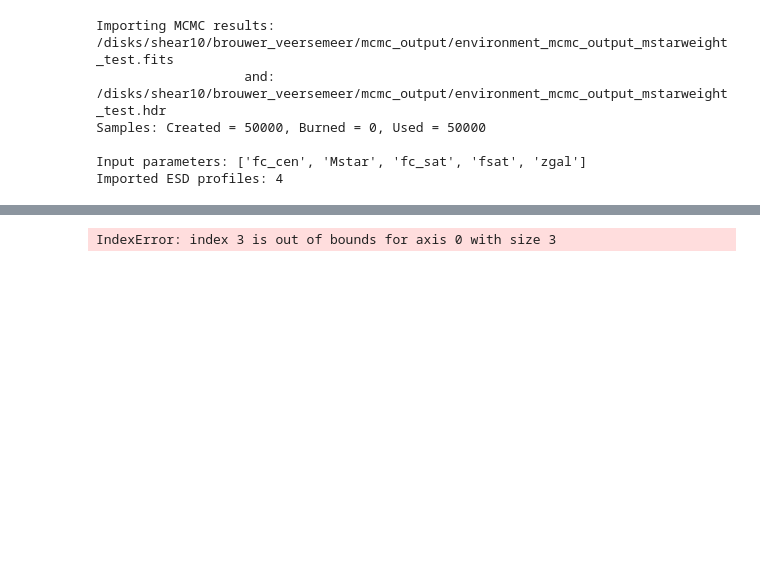
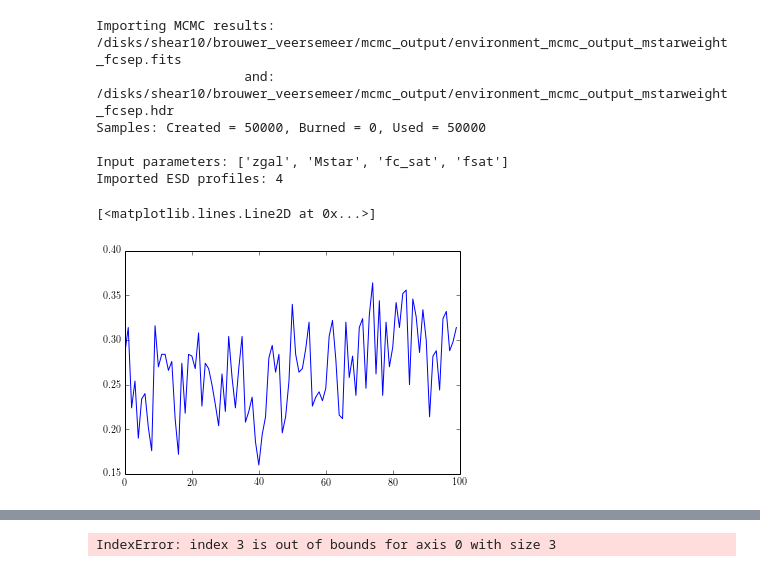
Before and after one commit to samtaziaux/KiDS-Sam_master, a Jupyter notebook: brouwer/environment_project/plot_mcmc.ipynb, the cells around one changed output, grey strips where cells are left out. Drawn from its saved outputs; the diff is of its cells as text; code cells hidden in the pictures; blank space fills up the shorter version.

```diff
--- a/brouwer/environment_project/plot_mcmc.ipynb
+++ b/brouwer/environment_project/plot_mcmc.ipynb
@@ -44,22 +44,26 @@ burn = 0
 # %%
 # Import MCMC results
 mcmc, end, mcmcname, headername, mcmcmask = envutils.import_mcmc(filename, burn)
 print 'Samples: Created = %i, Burned = %i, Used = %i'%(end, burn, len(mcmc['Mcen1']))
 print
 
 # Import ESD profiles
-esdfiles, covfile, inputparams = envutils.read_header(headername)
+esdfiles, covfile, inputparams, acfrac = envutils.read_header(headername)
 print 'Input parameters:', inputparams.keys()
 
 # Importing the fitted ESD profiles
 data_x, data_y, error_h, error_l = envutils.read_esdfiles(esdfiles)
+
+plt.plot(acfrac)
 # %% [output]
-Importing MCMC results: /disks/shear10/brouwer_veersemeer/mcmc_output/environment_mcmc_output_mstarweight_test.fits
-                   and: /disks/shear10/brouwer_veersemeer/mcmc_output/environment_mcmc_output_mstarweight_test.hdr
+Importing MCMC results: /disks/shear10/brouwer_veersemeer/mcmc_output/environment_mcmc_output_mstarweight_fcsep.fits
+                   and: /disks/shear10/brouwer_veersemeer/mcmc_output/environment_mcmc_output_mstarweight_fcsep.hdr
 Samples: Created = 50000, Burned = 0, Used = 50000
 
-Input parameters: ['fc_cen', 'Mstar', 'fc_sat', 'fsat', 'zgal']
+Input parameters: ['zgal', 'Mstar', 'fc_sat', 'fsat']
 Imported ESD profiles: 4
+[<matplotlib.lines.Line2D at 0x...>]
+[figure, added]
 # %%
 # Taking the median result of all samples after the burn-in phase
 def calc_esds_masses(inputparams, mcmc, esdnames, massnames, envnames):
```
Also changed, not shown: parts of 3 cells of this notebook, 5 other files.
